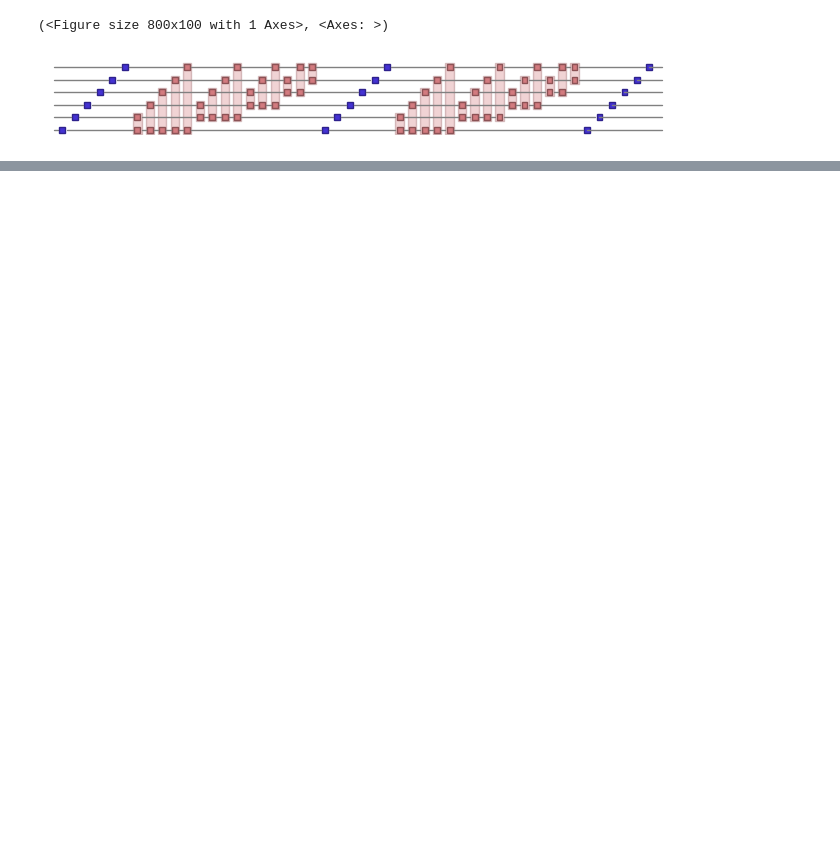
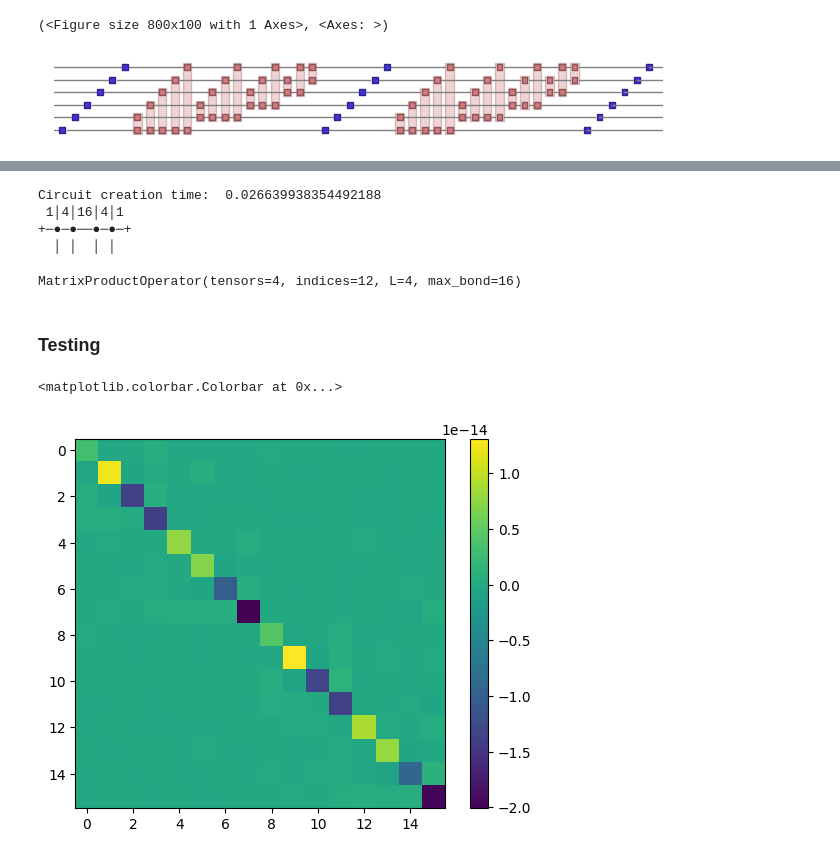
Before and after one commit to vinitX/Quantum-Sampling, a Jupyter notebook: quimb.ipynb, the cells around one changed output, grey strips where cells are left out. Drawn from its saved outputs; the diff is of its cells as text; code cells hidden in the pictures; blank space fills up the shorter version.

```diff
--- a/quimb.ipynb
+++ b/quimb.ipynb
@@ -145,8 +145,8 @@ def create_non_local_gate_mpo(gate, i, j, N):
 
 def U3_layer_mpo(angles, N):
     tensors = []
-    for i in range(N):
-        gate = u3(angles[3*i:3*(i+1)])
+    for i in range(N-1,-1,-1):  #Following the little-endian notation for CudaQ
+        gate = u3([angles[i], angles[i+N], angles[i+2*N]])
         #if i==0 or i==N-1: tensors.append(gate.reshape(1,2,2))
         #else:
         tensors.append(gate.reshape(1,1,2,2))
@@ -160,7 +160,8 @@ def RZZ_layer_mpo(theta, N, max_bond=None):
 
     for i in range(N):
         for j in range(i+1, N):
-            rzz_mpo = create_non_local_gate_mpo(rzz(theta[i,j]), i, j, n_qubits)
+            #Following the little-endian notation for CudaQ
+            rzz_mpo = create_non_local_gate_mpo(rzz(theta[N-i-1,N-j-1]), i, j, N)
             mpo = mpo.apply(rzz_mpo, compress=True, max_bond=max_bond)
 
     return mpo
@@ -217,3 +193,41 @@ mpo.show()
+# %%
+from RBM_surrogate import *
+from Sampling_Quantum import *
+from functools import partial
+
+N = 4
+M = 3
+tot_time = 1.5
+time_delta = 0.5
+gamma = 0.42
+rbm = RBM_surrogate(N,M)
+rbm.build_surrogate()
+
+
+angles_u3, angles_2q = compute_angles(rbm.poly, N, time_delta, gamma)
+k = int(tot_time / time_delta)
+
+params = {
+    'u3': angles_u3,
+    'zz': angles_2q + angles_2q.T
+}
+# %%
+mpo = build_mpo(n_qubits=N, depth=k, params=params, max_bond=32, rzz_max_bond=16)
+mpo.show()
+# %% [output]
+Circuit creation time:  0.026639938354492188
+ 1│4│16│4│1
++─●─●──●─●─+
+  │ │  │ │
+# %%
+U_t = np.zeros((2**N, 2**N), dtype=np.complex128)
+
+for key in range(2**N):
+    s = key_to_spin_nv(key, N)
+    angles_ry = np.flip(np.pi*(1-s)/2)
+
+    U_t[:, key] = (np.array(cudaq.get_state(
+                Trotter_circuit, N, k, angles_ry, angles_u3, np.reshape(angles_2q,-1)), copy=False))
 # %%
 def apply_mpo_to_state(mpo, initial_state):
     """Apply the MPO to an initial state represented as an MPS."""
@@ -222,3 +236,9 @@ def apply_mpo_to_state(mpo, initial_state):
     # Apply the MPO to the MPS
     result_mps = mpo @ mps
     return result_mps
+# %%
+mpo
+# %% [output]
+MatrixProductOperator(tensors=4, indices=12, L=4, max_bond=16)
+# %% [markdown]
+### Testing
@@ -224,0 +249,6 @@ def apply_mpo_to_state(mpo, initial_state):
+# %%
+plt.imshow(np.real(mpo.to_dense() @ (U_t.conj().T)) - np.eye(2**N))
+plt.colorbar()
+# %% [output]
+<matplotlib.colorbar.Colorbar at 0x...>
+[figure, added]
```
Also changed, not shown: parts of 4 cells of this notebook, 3 other files.
